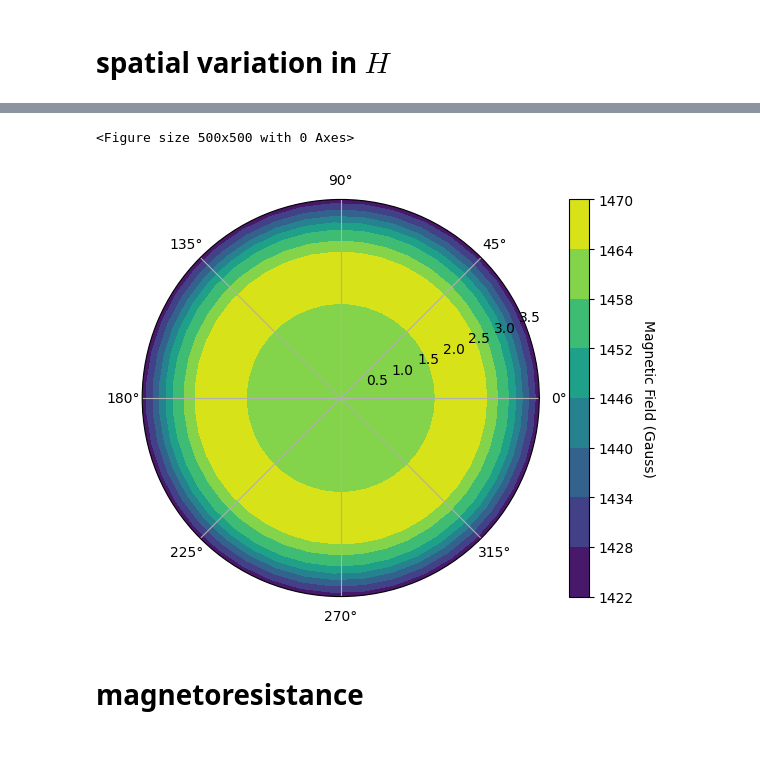
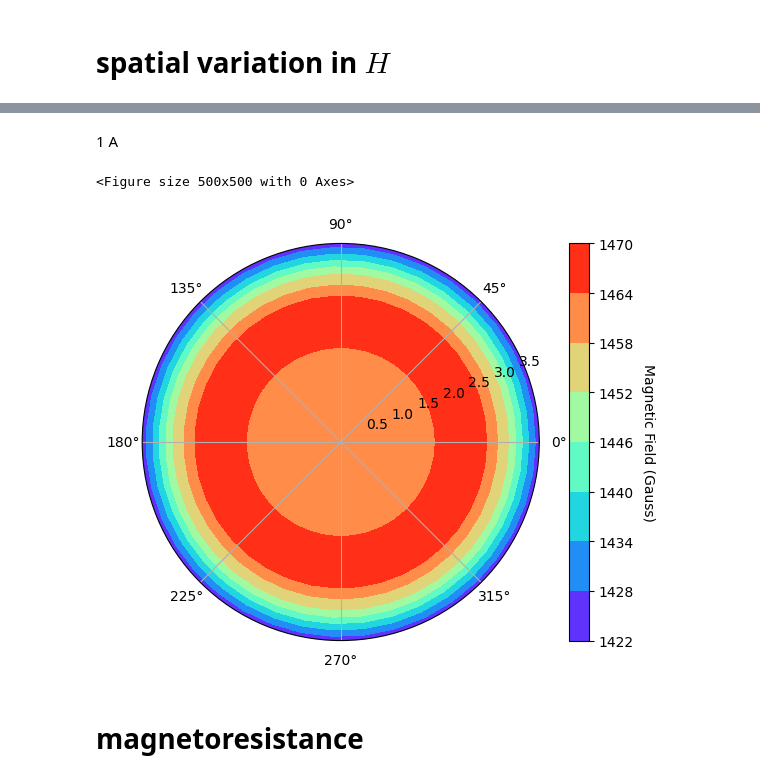
Before and after one commit to gayatri-p/lab-reports, a Jupyter notebook: solid state physics/4. hall effect and magnetoresistance of bismuth/analysis.ipynb, the cells around one changed output, grey strips where cells are left out. Drawn from its saved outputs; the diff is of its cells as text; code cells hidden in the pictures; blank space fills up the shorter version.

```diff
--- a/solid state physics/4. hall effect and magnetoresistance of bismuth/analysis.ipynb
+++ b/solid state physics/4. hall effect and magnetoresistance of bismuth/analysis.ipynb
@@ -7,6 +7,6 @@ from scipy.stats import linregress
 # %% [markdown]
 # spatial variation in $H$
 # %%
-data = pd.read_excel('Book1.xlsx', sheet_name='contour')
+data = pd.read_excel('data.xlsx', sheet_name='contour')
 left2right = np.array(data['lr'])
 down2top = np.array(data['dt'])
@@ -68,22 +33,22 @@ ax.plot_surface(x, y, b3-np.min(b3), cmap=plt.cm.YlGnBu_r)
+# %% [markdown]
+1 A
 # %%
 b3 = np.array(data['B1'])[1:9][::-1]
-# b3[-1] = 1028
-# print(b3)
 b3 = np.repeat(b3[np.newaxis,:], 40, axis=0)
 azimuths = np.radians(np.linspace(0, 360, 40))
 zeniths = np.linspace(0, 3.6, 8)
 plt.figure(figsize=(5,5))
 r, theta = np.meshgrid(zeniths, azimuths)
 fig, ax = plt.subplots(subplot_kw=dict(projection='polar'))
-cont = ax.contourf(theta, r, b3)
+cont = ax.contourf(theta, r, b3, cmap='rainbow')
 cbar = plt.colorbar(cont)
 cbar.set_label('Magnetic Field (Gauss)', rotation=270, labelpad=15)
 plt.tight_layout()
 plt.savefig('images/contour1.eps')
 ax.yaxis.grid(False)
 # %% [output]
 <Figure size 500x500 with 0 Axes>
-[figure, old version]
+[figure, new version]
 # %% [markdown]
 # magnetoresistance
 # %%
```
Also changed, not shown: parts of 9 cells of this notebook, 54 other files.
